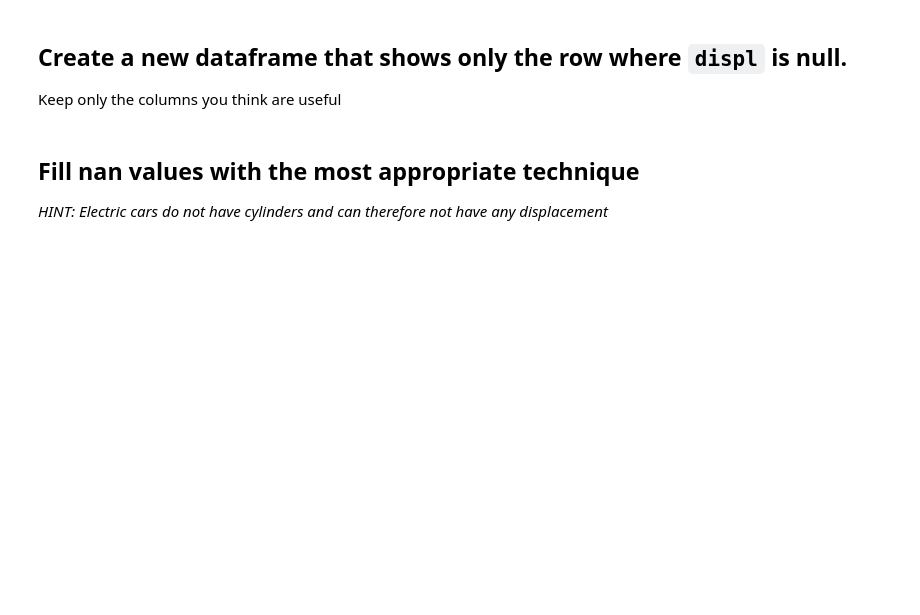
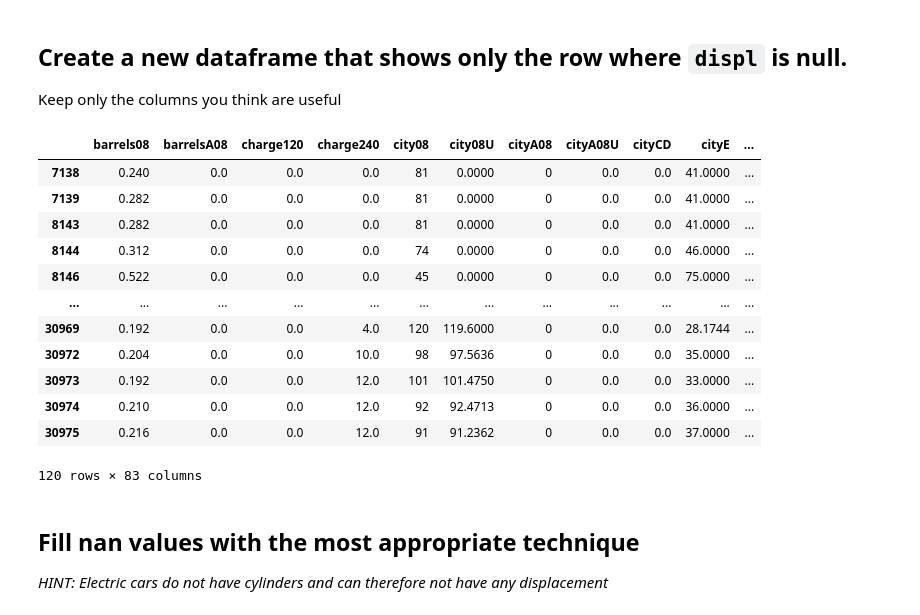
Before and after one commit to Ironhack-Data-Madrid-Marzo-2022/2.4-lab-data-cleaning, a Jupyter notebook: your-code/main.ipynb, the cells around one changed output. Saved outputs shown, nothing was run; the diff lists cells and outputs as text; code cells hidden in the pictures; blank space fills up the shorter version.

```diff
--- a/your-code/main.ipynb
+++ b/your-code/main.ipynb
@@ -83,3 +205,21 @@ Keep only the columns you think are useful
+# %%
+display=data[data.displ.isnull()]
+
+display
+# %% [output]
+|  | barrels08 | barrelsA08 | charge120 | charge240 | city08 | city08U | cityA08 | cityA08U | cityCD | cityE | ... |
+| 7138 | 0.240 | 0.0 | 0.0 | 0.0 | 81 | 0.0000 | 0 | 0.0 | 0.0 | 41.0000 | ... |
+| 7139 | 0.282 | 0.0 | 0.0 | 0.0 | 81 | 0.0000 | 0 | 0.0 | 0.0 | 41.0000 | ... |
+| 8143 | 0.282 | 0.0 | 0.0 | 0.0 | 81 | 0.0000 | 0 | 0.0 | 0.0 | 41.0000 | ... |
+| 8144 | 0.312 | 0.0 | 0.0 | 0.0 | 74 | 0.0000 | 0 | 0.0 | 0.0 | 46.0000 | ... |
+| 8146 | 0.522 | 0.0 | 0.0 | 0.0 | 45 | 0.0000 | 0 | 0.0 | 0.0 | 75.0000 | ... |
+| ... | ... | ... | ... | ... | ... | ... | ... | ... | ... | ... | ... |
+| 30969 | 0.192 | 0.0 | 0.0 | 4.0 | 120 | 119.6000 | 0 | 0.0 | 0.0 | 28.1744 | ... |
+| 30972 | 0.204 | 0.0 | 0.0 | 10.0 | 98 | 97.5636 | 0 | 0.0 | 0.0 | 35.0000 | ... |
+| 30973 | 0.192 | 0.0 | 0.0 | 12.0 | 101 | 101.4750 | 0 | 0.0 | 0.0 | 33.0000 | ... |
+| 30974 | 0.210 | 0.0 | 0.0 | 12.0 | 92 | 92.4713 | 0 | 0.0 | 0.0 | 36.0000 | ... |
+| 30975 | 0.216 | 0.0 | 0.0 | 12.0 | 91 | 91.2362 | 0 | 0.0 | 0.0 | 37.0000 | ... |
+120 rows × 83 columns
 # %% [markdown]
 ## Fill nan values with the most appropriate technique
 *HINT: Electric cars do not have cylinders and can therefore not have any displacement*
```
Also changed, not shown: parts of 23 cells of this notebook.
